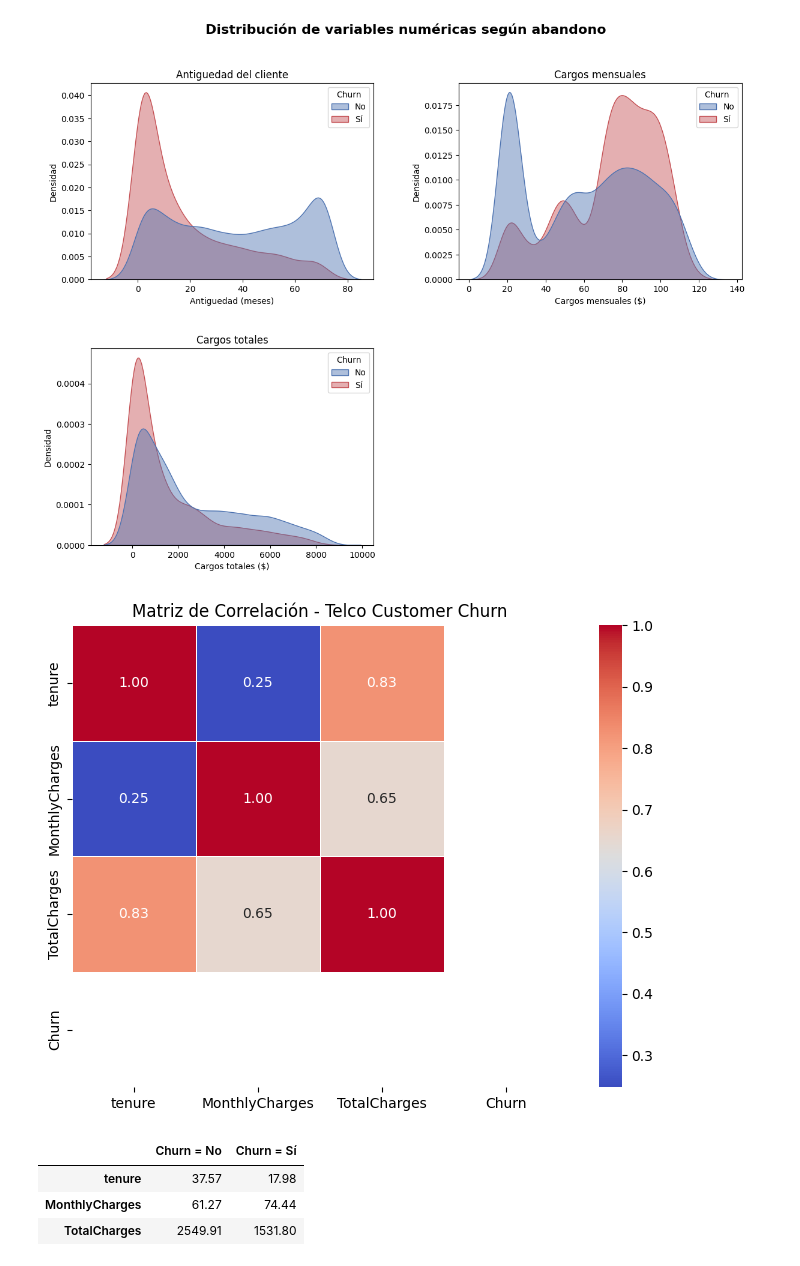
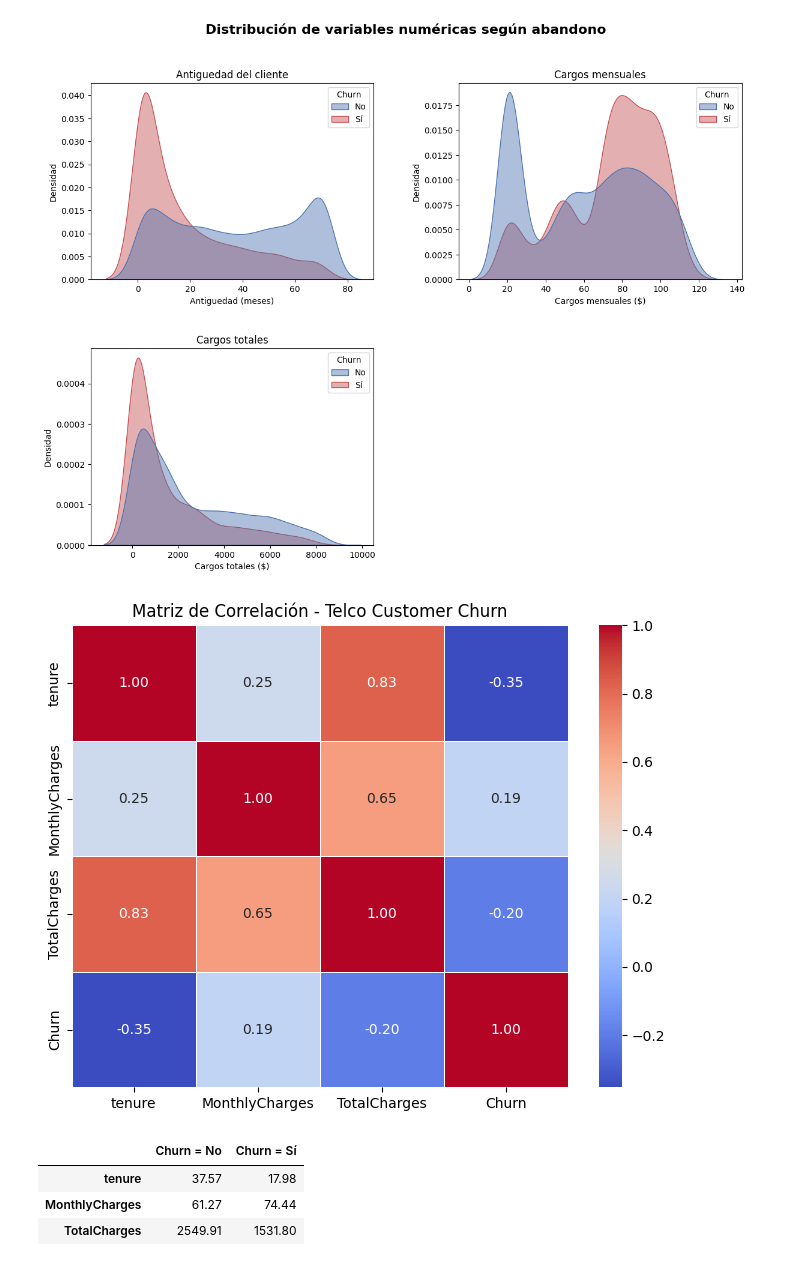
Before and after one commit to ramirezluna-david/telco_customer_churn_EDA, a Jupyter notebook: notebooks/01_analisis_exploratorio.ipynb, the cells around one changed output. Drawn from its saved outputs; the diff is of its cells as text; code cells hidden in the pictures.

```diff
--- a/notebooks/01_analisis_exploratorio.ipynb
+++ b/notebooks/01_analisis_exploratorio.ipynb
@@ -297,17 +297,18 @@ plt.show()
 # %%
 # mapa de calor matriz de correlaciones variables numéricas
 df_copy = df.copy()
+df_copy["Churn"] = df_copy["Churn"].map({"No": 0, "Yes": 1}).astype(object)
 df_copy["Churn"] = pd.to_numeric(df_copy["Churn"], errors="coerce")
 numeric_df = df_copy.select_dtypes(include=[np.number])
 numeric_df = numeric_df.drop(columns=['customerID'], errors='ignore')
 correlation_matrix = numeric_df.corr()
 
 plt.figure(figsize=(8, 6))
 sns.heatmap(correlation_matrix, annot=True, cmap='coolwarm', fmt='.2f', linewidths=0.5)
 plt.title('Matriz de Correlación - Telco Customer Churn')
 plt.show()
 # %% [output]
-[figure, old version]
+[figure, new version]
 # %%
 # agrupar por 'Churn' y calcular el promedio
 resumen = df.groupby('Churn')[['tenure', 'MonthlyCharges', 'TotalCharges']].mean().round(2)
```
Also changed, not shown: parts of 1 cell of this notebook.
